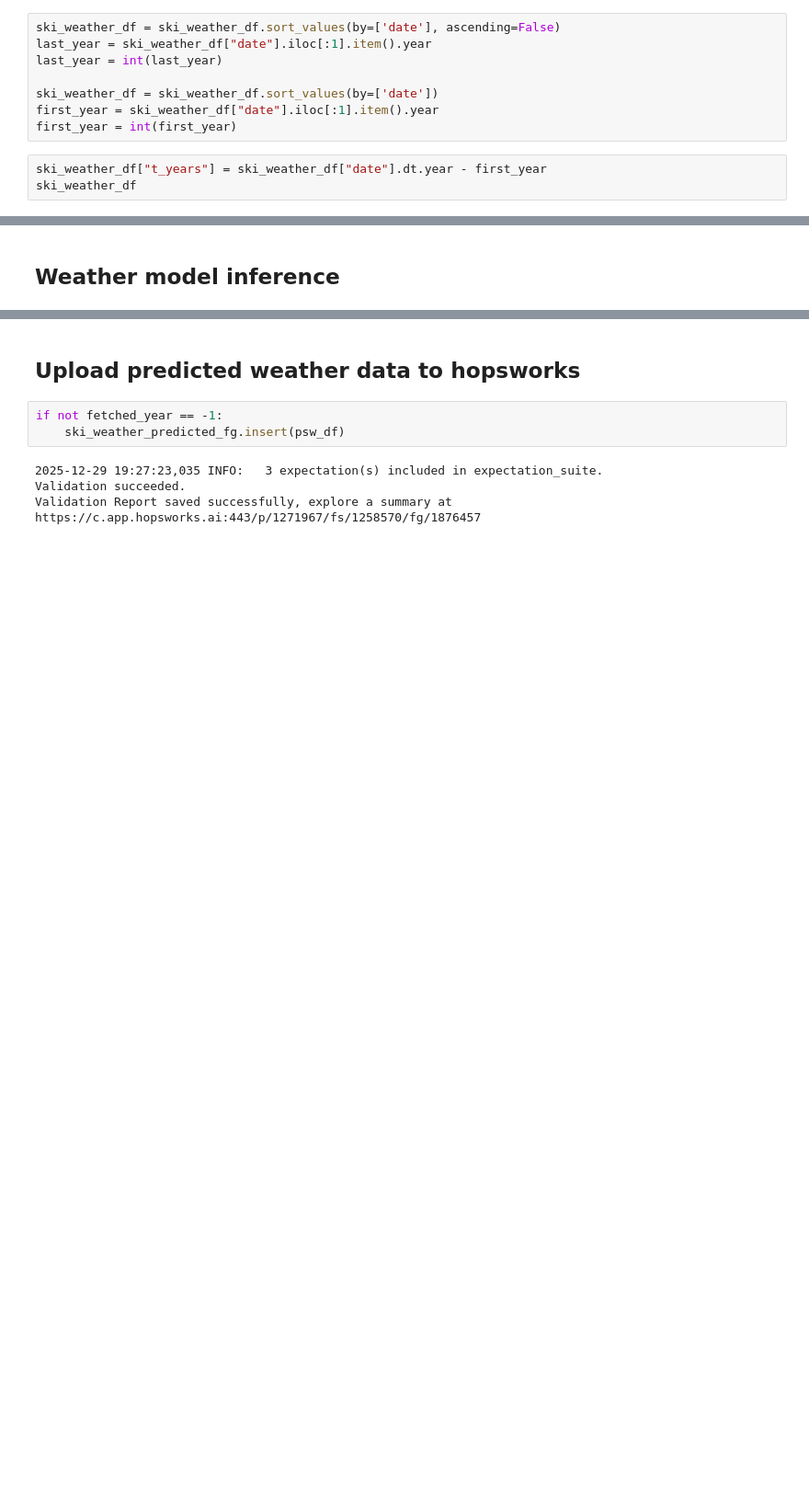
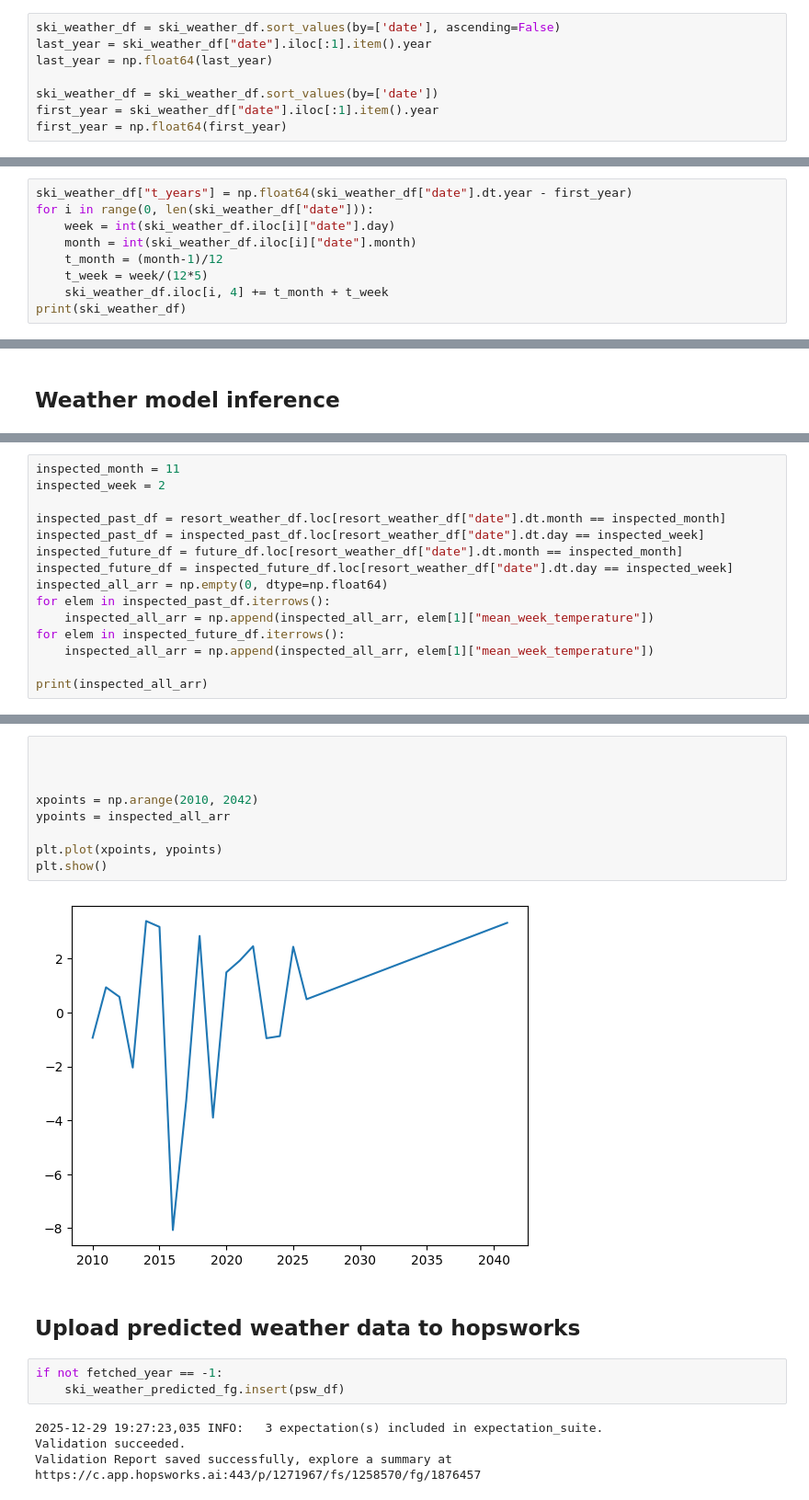
Before and after one commit to triggerdude33/ID2223-Project, a Jupyter notebook: weather_model/weather_model_notebook.ipynb, the cells around one changed output, grey strips where cells are left out. Shown at 92% size. Cells and saved outputs as stored; diff of their text form; blank space fills up the shorter version.

Commit message:
Inference for weather model
version which successfully predicts future weather for ski resorts.

```diff
--- a/weather_model/weather_model_notebook.ipynb
+++ b/weather_model/weather_model_notebook.ipynb
@@ -168,11 +170,8 @@ ski_weather_df = ski_weather_df.loc[ski_weather_df["closed"] == False]
 # %%
 ski_weather_df = ski_weather_df.sort_values(by=['date'], ascending=False)
 last_year = ski_weather_df["date"].iloc[:1].item().year
-last_year = int(last_year)
+last_year = np.float64(last_year)
 
 ski_weather_df = ski_weather_df.sort_values(by=['date'])
 first_year = ski_weather_df["date"].iloc[:1].item().year
-first_year = int(first_year)
+first_year = np.float64(first_year)
-# %%
-ski_weather_df["t_years"] = ski_weather_df["date"].dt.year - first_year
-ski_weather_df
@@ -192,0 +178,9 @@ ski_weather_df
+# %%
+ski_weather_df["t_years"] = np.float64(ski_weather_df["date"].dt.year - first_year)
+for i in range(0, len(ski_weather_df["date"])):
+    week = int(ski_weather_df.iloc[i]["date"].day)
+    month = int(ski_weather_df.iloc[i]["date"].month)
+    t_month = (month-1)/12
+    t_week = week/(12*5)
+    ski_weather_df.iloc[i, 4] += t_month + t_week
+print(ski_weather_df)
@@ -261,0 +274,15 @@ Name: date, Length: 388, dtype: datetime64[us, Etc/UTC]
+# %%
+inspected_month = 11
+inspected_week = 2
+
+inspected_past_df = resort_weather_df.loc[resort_weather_df["date"].dt.month == inspected_month]
+inspected_past_df = inspected_past_df.loc[resort_weather_df["date"].dt.day == inspected_week]
+inspected_future_df = future_df.loc[resort_weather_df["date"].dt.month == inspected_month]
+inspected_future_df = inspected_future_df.loc[resort_weather_df["date"].dt.day == inspected_week]
+inspected_all_arr = np.empty(0, dtype=np.float64)
+for elem in inspected_past_df.iterrows():
+    inspected_all_arr = np.append(inspected_all_arr, elem[1]["mean_week_temperature"])
+for elem in inspected_future_df.iterrows():
+    inspected_all_arr = np.append(inspected_all_arr, elem[1]["mean_week_temperature"])
+
+print(inspected_all_arr)
@@ -262,3 +296,14 @@ Name: date, Length: 388, dtype: datetime64[us, Etc/UTC]
+# %%
+
+
+
+xpoints = np.arange(2010, 2042)
+ypoints = inspected_all_arr
+
+plt.plot(xpoints, ypoints)
+plt.show()
+# %% [output]
+[figure, added]
 # %% [markdown]
 ## Upload predicted weather data to hopsworks
 # %%
```
Also changed, not shown: parts of 5 cells of this notebook.
